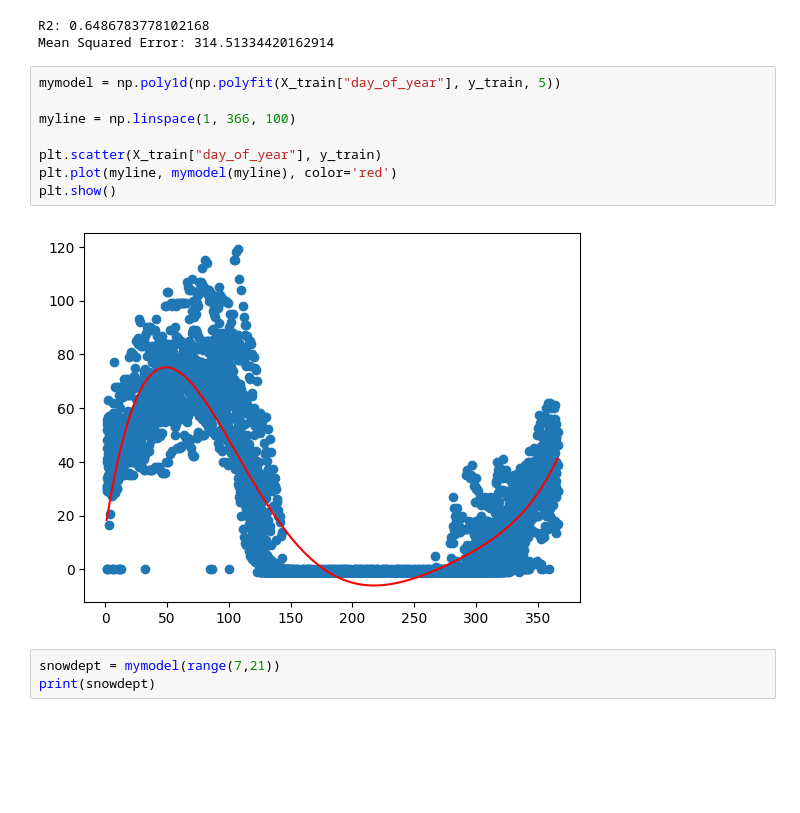
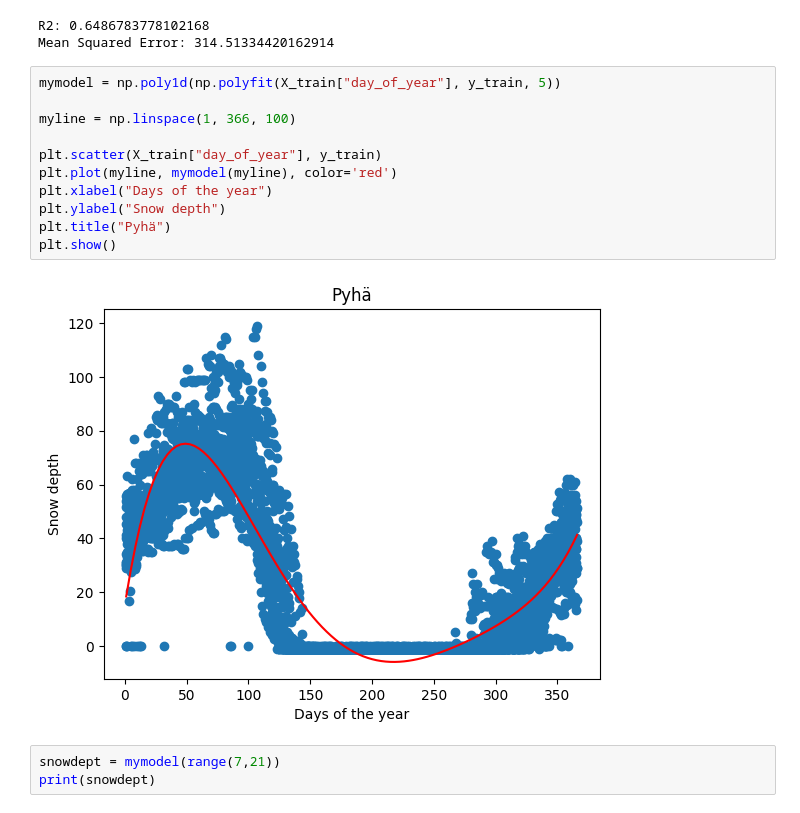
Before and after one commit to Mini-project-Team-Theta/team_theta, a Jupyter notebook: pyha_df_polymodel.ipynb, the cells around one changed output. Cells and saved outputs as stored; diff of their text form; blank space fills up the shorter version.

```diff
--- a/pyha_df_polymodel.ipynb
+++ b/pyha_df_polymodel.ipynb
@@ -78,13 +78,16 @@ Mean Squared Error: 314.51334420162914
 # %%
 mymodel = np.poly1d(np.polyfit(X_train["day_of_year"], y_train, 5))
 
 myline = np.linspace(1, 366, 100)
 
 plt.scatter(X_train["day_of_year"], y_train)
 plt.plot(myline, mymodel(myline), color='red')
+plt.xlabel("Days of the year")
+plt.ylabel("Snow depth")
+plt.title("Pyhä")
 plt.show()
 # %% [output]
-[figure, old version]
+[figure, new version]
 # %%
 snowdept = mymodel(range(7,21))
 print(snowdept)
```
Also changed, not shown: 4 other files.
